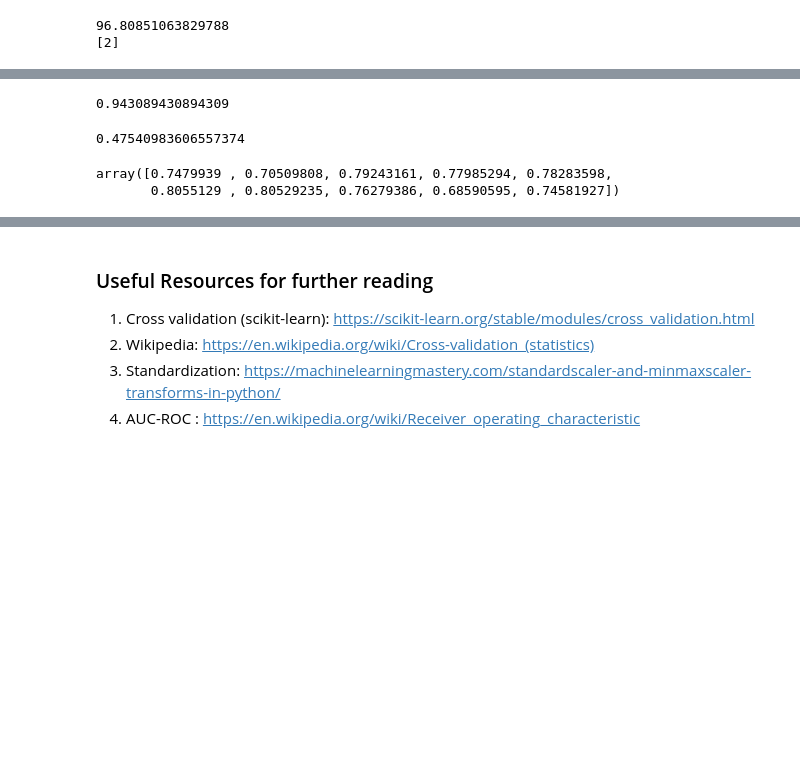
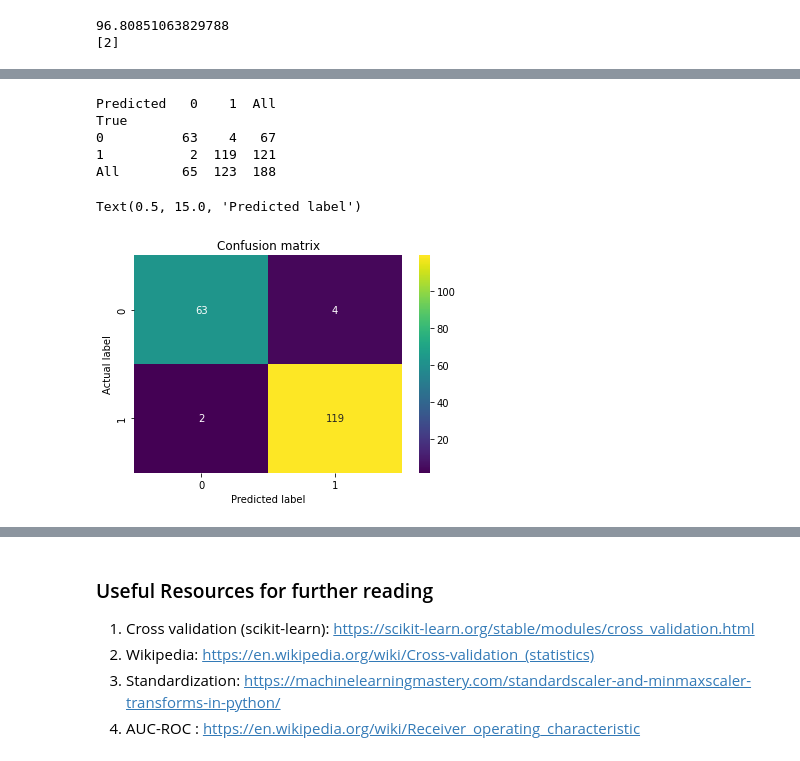
Before and after one commit to Venkata1236/fmml-assignment, a Jupyter notebook: FMML_CLF1_Lab4_2022.ipynb, the cells around one changed output, grey strips where cells are left out. Drawn from its saved outputs; the diff is of its cells as text; code cells hidden in the pictures; blank space fills up the shorter version.

```diff
--- a/FMML_CLF1_Lab4_2022.ipynb
+++ b/FMML_CLF1_Lab4_2022.ipynb
@@ -222,8 +222,21 @@ From the plot above, we can see that when the value of k is 10 or 12, our KNN mo
 ## In the above case, we saw K-Fold cross validation, where we split the dataset into K consecutive folds without taking anything else into account.
 ## Stratified KFold is another strategy that is commonly used, which preserves the percentage of samples for each class in the folds.
 ## Implement Stratified KFold (refer Sklearn docs) and display the results you obtain
-from sklearn.model_selection import StratifiedKFold, KFold
-skf = StratifiedKFold(n_splits=3)
-for train, test in skf.split(X, y):
-     print('train -  {}   |   test -  {}'.format(np.bincount(y[train]), np.bincount(y[test])))
+
+from sklearn.model_selection import StratifiedKFold
+kf = StratifiedKFold(n_splits=10)
+cv_scores = []
+neighbors = []
+for k in range(1,25):
+  knn = KNeighborsClassifier(n_neighbors = k)
+  neighbors.append(k)
+  acclist = []
+  for train_index, test_index in kf.split(X_train, y_train):
+    x_train_fold, x_test_fold = X_train.iloc[train_index], X_train.iloc[test_index]
+    y_train_fold, y_test_fold = y_train.iloc[train_index], y_train.iloc[test_index]
+    knn.fit(x_train_fold, y_train_fold)
+    acclist.append(knn.score(x_test_fold, y_test_fold))
+  cv_scores.append(mean(acclist))
+print(neighbors)
+print(cv_scores)
 # %% [output]
@@ -298,26 +297,22 @@ recall
-# %%
-precision = true_pos/(true_pos+false_pos)
-precision
-# %% [output]
-0.943089430894309
-# %%
-f1_score = (precision * recall / (precision +recall))
-f1_score
-# %% [output]
-0.47540983606557374
-# %%
-## TASK-3:
-## Perform K-Fold Cross validation after standardizing the data. Display your results.
-from sklearn.model_selection import KFold
-from sklearn.linear_model import LinearRegression
-from sklearn.model_selection import cross_val_score , cross_val_predict
-
-model = LinearRegression()
-mymodel = model.fit(X_train,y_train)
-
-kf = KFold(n_splits=3)
-scores = cross_val_score(mymodel,X_train,y_train,scoring = 'r2',cv = 10)
-scores
-# %% [output]
-array([0.7479939 , 0.70509808, 0.79243161, 0.77985294, 0.78283598,
-       0.8055129 , 0.80529235, 0.76279386, 0.68590595, 0.74581927])
+# %%
+knn = KNeighborsClassifier(n_neighbors = int(optimal_ks[0]))
+knn.fit(X_train,y_train)
+predictions_k= knn.predict(X_test)
+"""----------------------------------------------------"""
+#confusion matrix for optimal value of k
+print(pd.crosstab(y_test, predictions_k, rownames=['True'], colnames=['Predicted'], margins=True))
+
+from sklearn import metrics
+cnf_matrix = metrics.confusion_matrix(y_test, predictions_k)
+p = sns.heatmap(pd.DataFrame(cnf_matrix), annot=True, cmap="viridis" ,fmt='g')
+plt.title('Confusion matrix', y=1.1)
+plt.ylabel('Actual label')
+plt.xlabel('Predicted label')
+# %% [output]
+Predicted   0    1  All
+True
+0          63    4   67
+1           2  119  121
+All        65  123  188
+Text(0.5, 15.0, 'Predicted label')
+[figure, added]
```
Also changed, not shown: parts of 9 cells of this notebook.
